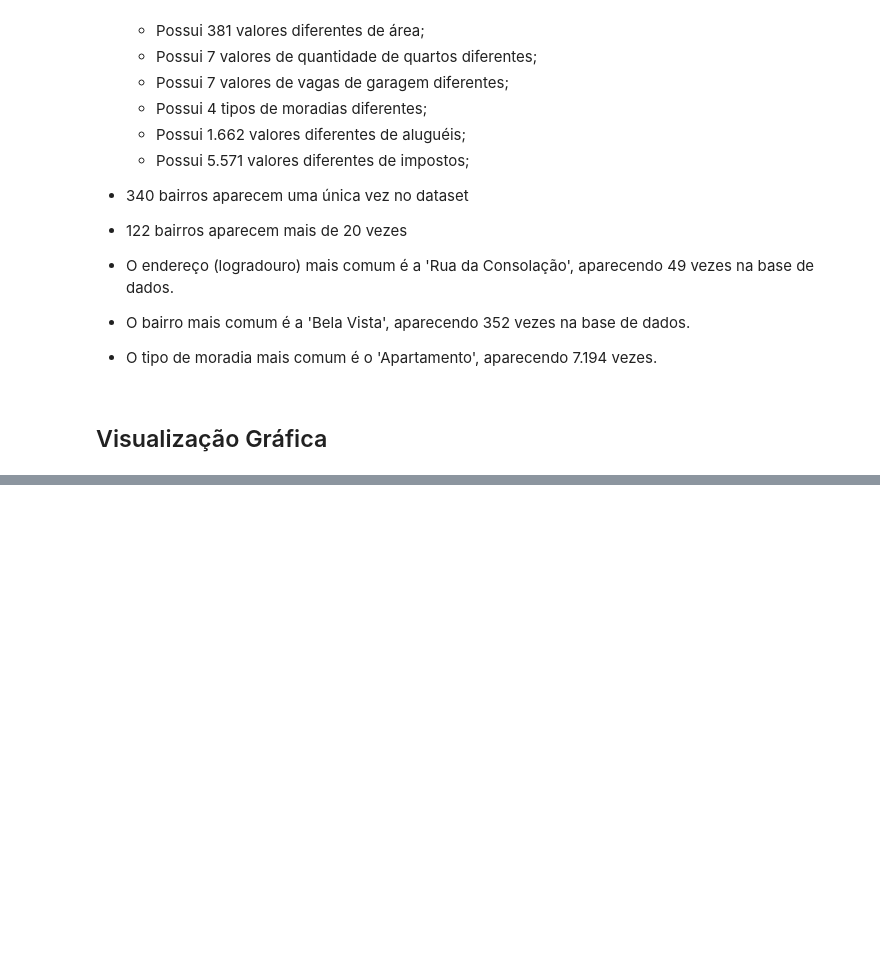
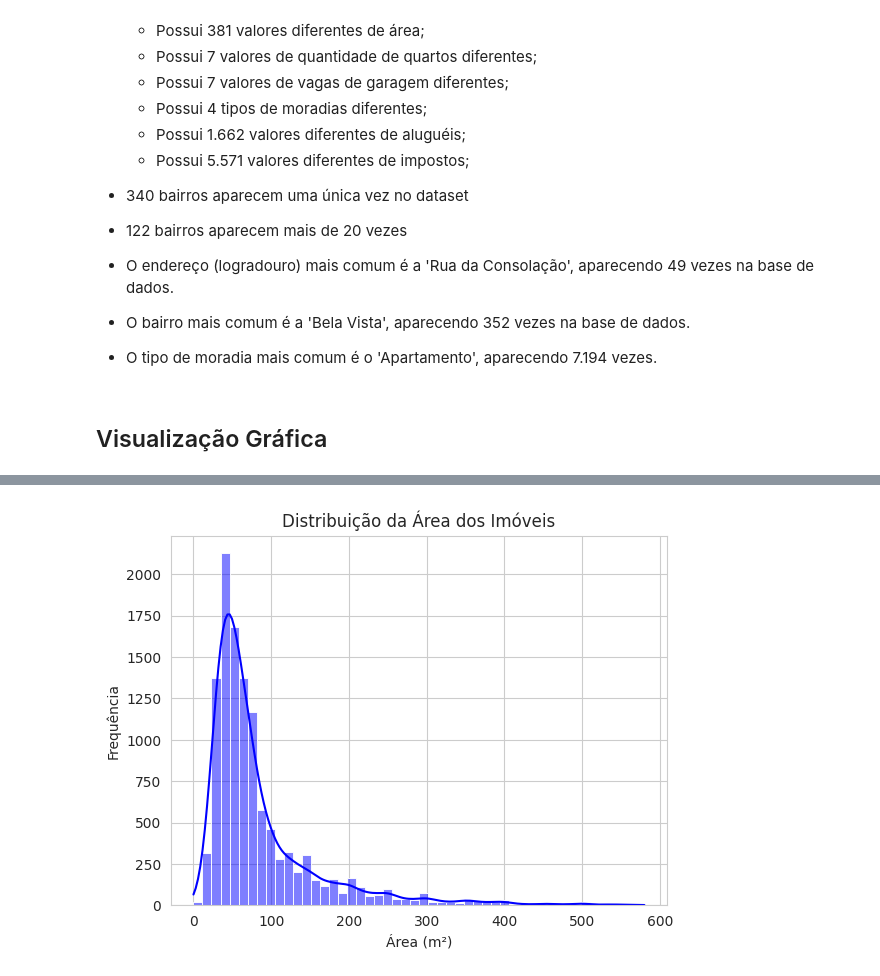
Before and after one commit to fernandarodriguess/AnaliseExploratoria-Imoveis-SP, a Jupyter notebook: notebooks/01_data_exploration.ipynb, the cells around one changed output, grey strips where cells are left out. Saved outputs shown, nothing was run; the diff lists cells and outputs as text; code cells hidden in the pictures; blank space fills up the shorter version.

```diff
--- a/notebooks/01_data_exploration.ipynb
+++ b/notebooks/01_data_exploration.ipynb
@@ -218,0 +226,8 @@ dtype: int64
+# %%
+sns.histplot(df['area'], bins=50, kde=True, color='blue')
+plt.title("Distribuição da Área dos Imóveis")
+plt.xlabel("Área (m²)")
+plt.ylabel("Frequência")
+plt.show()
+# %% [output]
+[figure, added]
```
Also changed, not shown: parts of 16 cells of this notebook, 1 other file.
